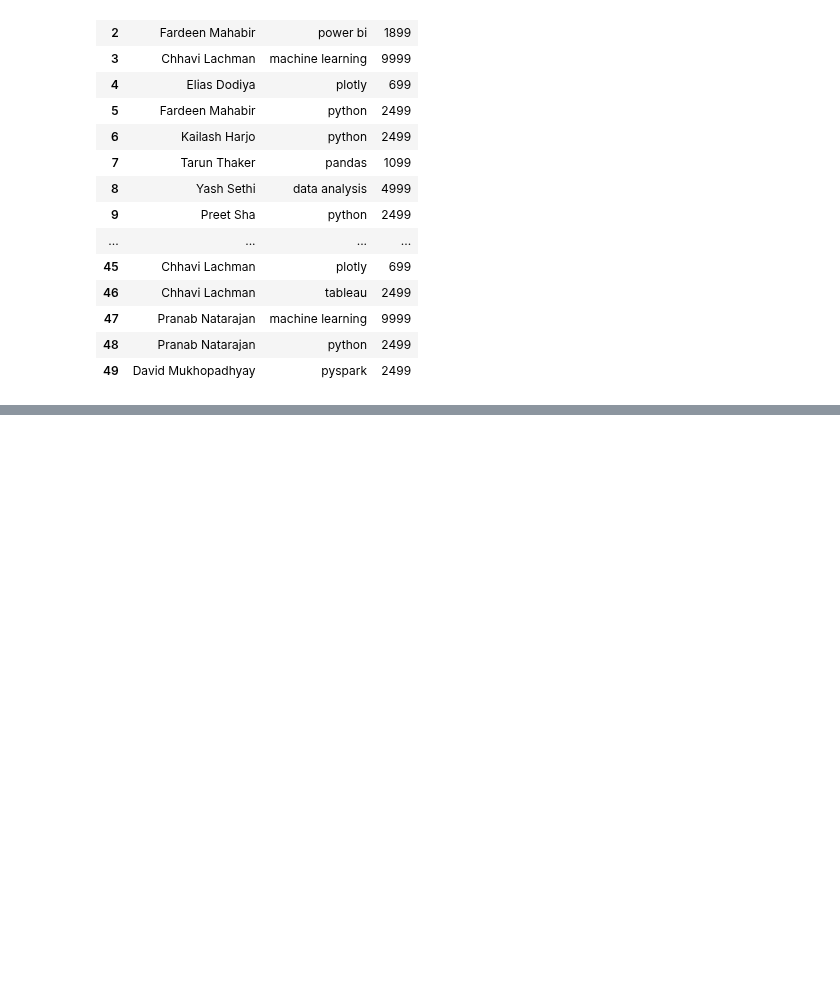
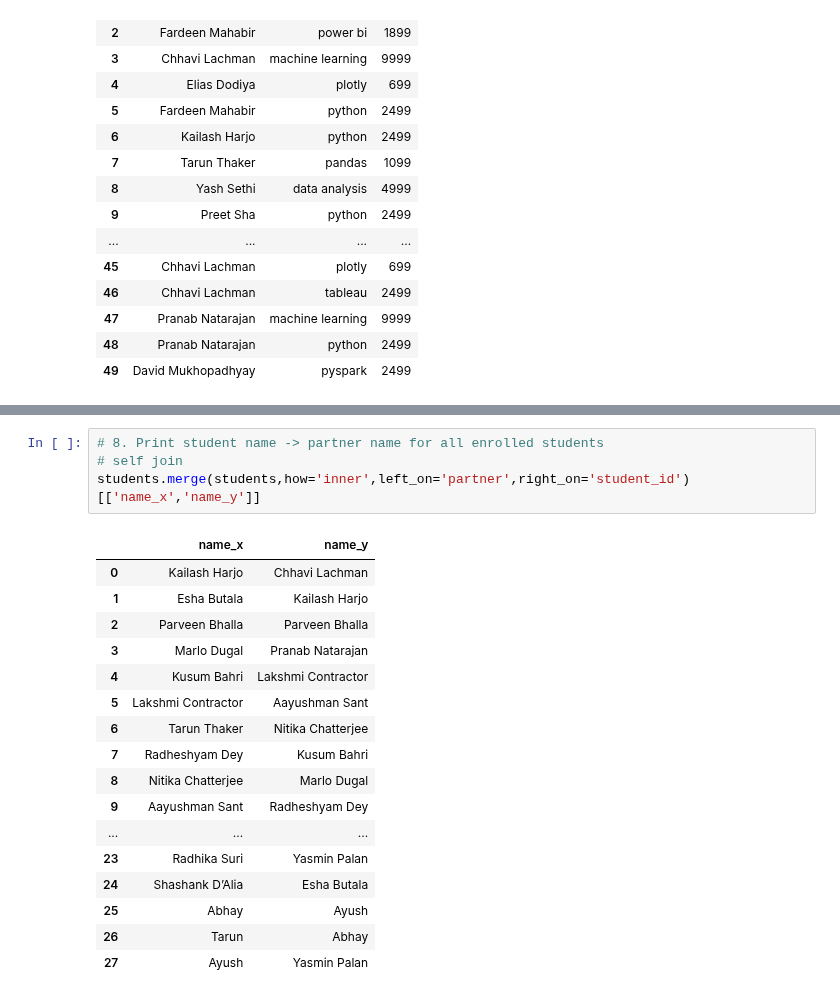
Before and after one commit to thekushak0003/My-DSMP-Journey, a Jupyter notebook: sessions files/session20.ipynb, the cells around one changed output, grey strips where cells are left out. Saved outputs shown, nothing was run; the diff lists cells and outputs as text; blank space fills up the shorter version.

```diff
--- a/sessions files/session20.ipynb
+++ b/sessions files/session20.ipynb
@@ -256,0 +297,22 @@ regs.merge(courses,on='course_id').groupby('course_name')['price'].sum().plot(ki
+# %%
+# 8. Print student name -> partner name for all enrolled students
+# self join
+students.merge(students,how='inner',left_on='partner',right_on='student_id')[['name_x','name_y']]
+# %% [output]
+|  | name_x | name_y |
+| 0 | Kailash Harjo | Chhavi Lachman |
+| 1 | Esha Butala | Kailash Harjo |
+| 2 | Parveen Bhalla | Parveen Bhalla |
+| 3 | Marlo Dugal | Pranab Natarajan |
+| 4 | Kusum Bahri | Lakshmi Contractor |
+| 5 | Lakshmi Contractor | Aayushman Sant |
+| 6 | Tarun Thaker | Nitika Chatterjee |
+| 7 | Radheshyam Dey | Kusum Bahri |
+| 8 | Nitika Chatterjee | Marlo Dugal |
+| 9 | Aayushman Sant | Radheshyam Dey |
+| ... | ... | ... |
+| 23 | Radhika Suri | Yasmin Palan |
+| 24 | Shashank D’Alia | Esha Butala |
+| 25 | Abhay | Ayush |
+| 26 | Tarun | Abhay |
+| 27 | Ayush | Yasmin Palan |
```
Also changed, not shown: parts of 11 cells of this notebook.
